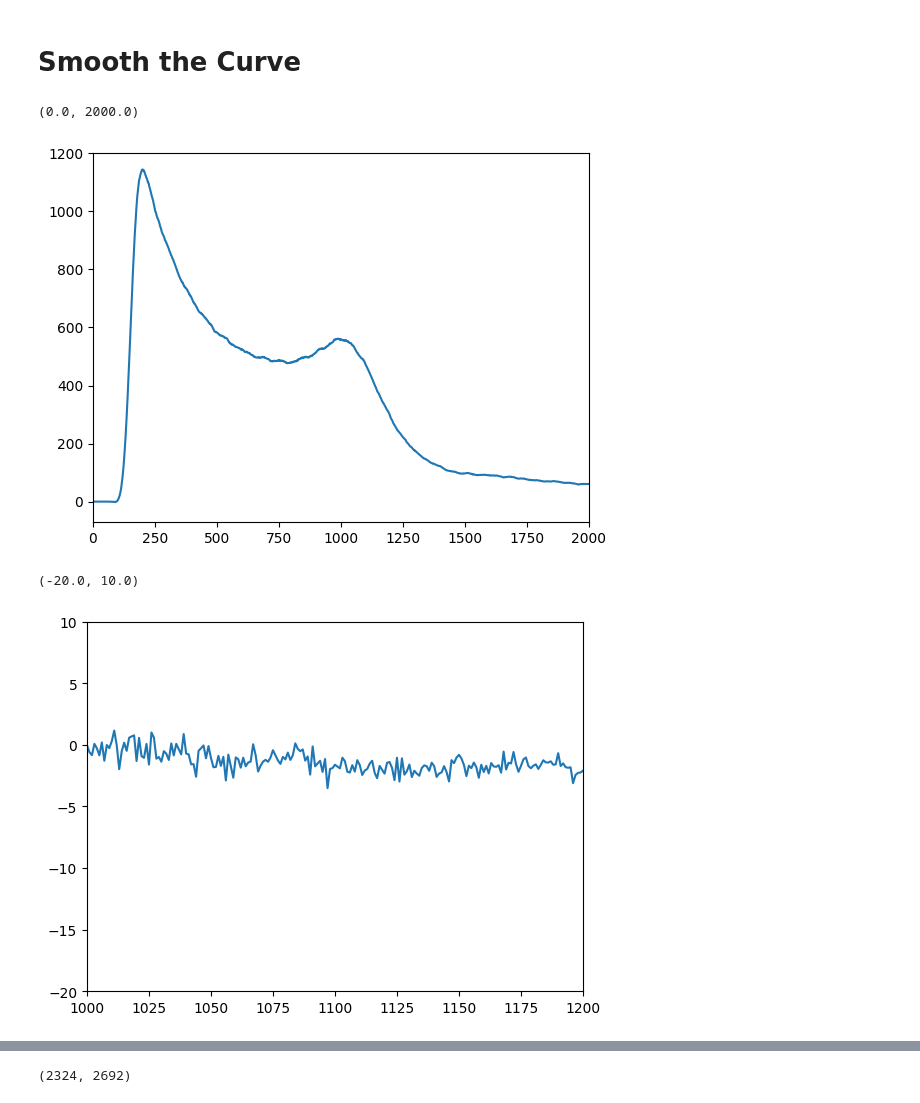
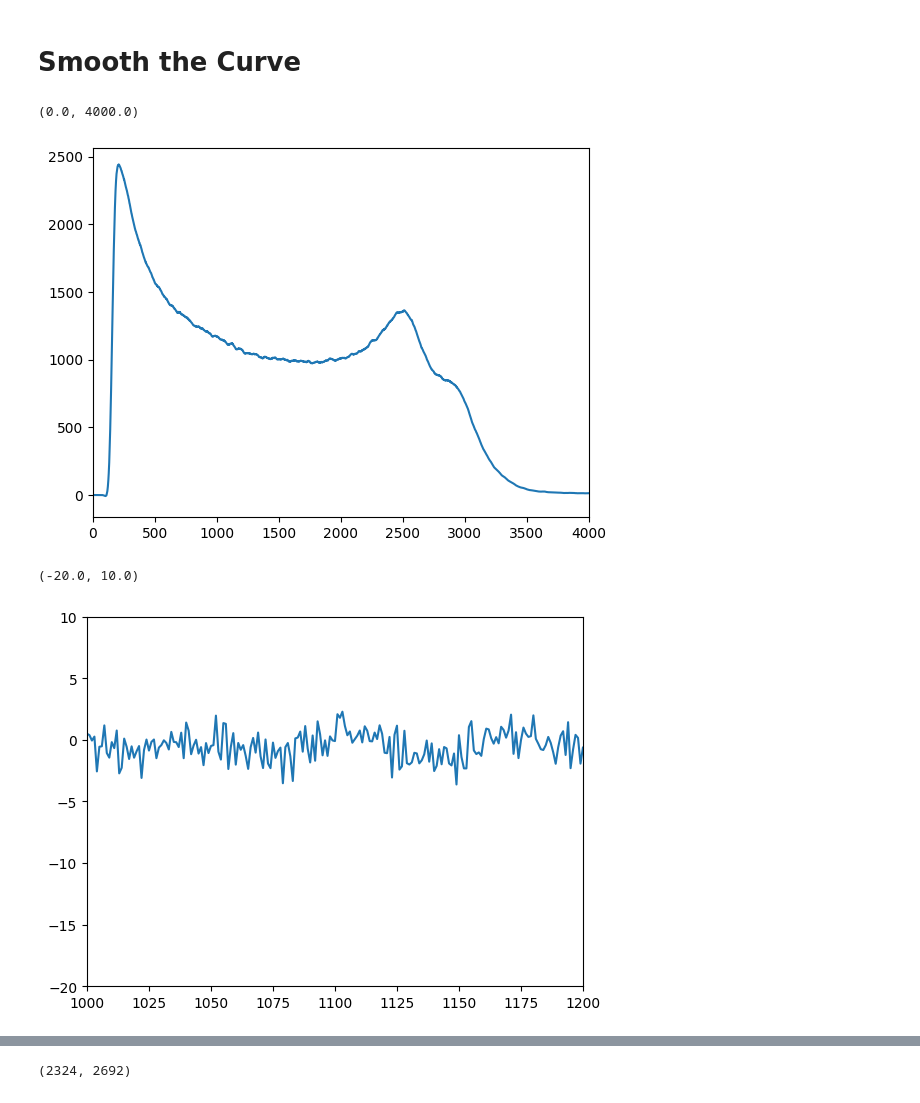
Before and after one commit to ShawnTHLIN/Neutron_research_code, a Jupyter notebook: Neutron_experiment/Calibration/Calibration_code.ipynb, the cells around one changed output, grey strips where cells are left out. Drawn from its saved outputs; the diff is of its cells as text; code cells hidden in the pictures.

```diff
--- a/Neutron_experiment/Calibration/Calibration_code.ipynb
+++ b/Neutron_experiment/Calibration/Calibration_code.ipynb
@@ -112,13 +112,13 @@ plt.plot(x_axis,Ch6_data)
 # %% [markdown]
 #  Smooth the Curve
 # %%
-Ch0_smoothed = savgol_filter(Ch0_data, 71, 3)
+Ch0_smoothed = savgol_filter(Ch4_data, 71, 3)
 
 plt.plot(x_axis,Ch0_smoothed)
-plt.xlim(0,2000)
+plt.xlim(0,4000)
 # %% [output]
-(0.0, 2000.0)
+(0.0, 4000.0)
-[figure, old version]
+[figure, new version]
 # %%
 Ch0_diff = np.diff(Ch0_smoothed, n=1)
 plt.plot(x_axis[:-1],Ch0_diff)
@@ -126,5 +126,5 @@ plt.xlim(1000,1200)
 plt.ylim(-20,10)
 # %% [output]
 (-20.0, 10.0)
-[figure, old version]
+[figure, new version]
 # %%
```
Also changed, not shown: parts of 4 cells of this notebook, 9 other files.
